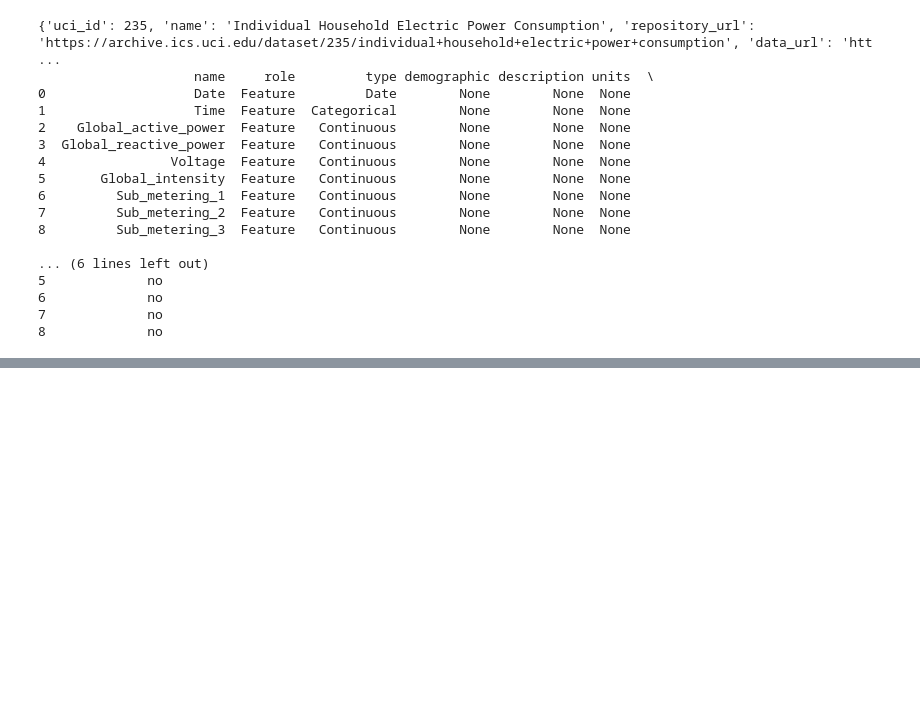
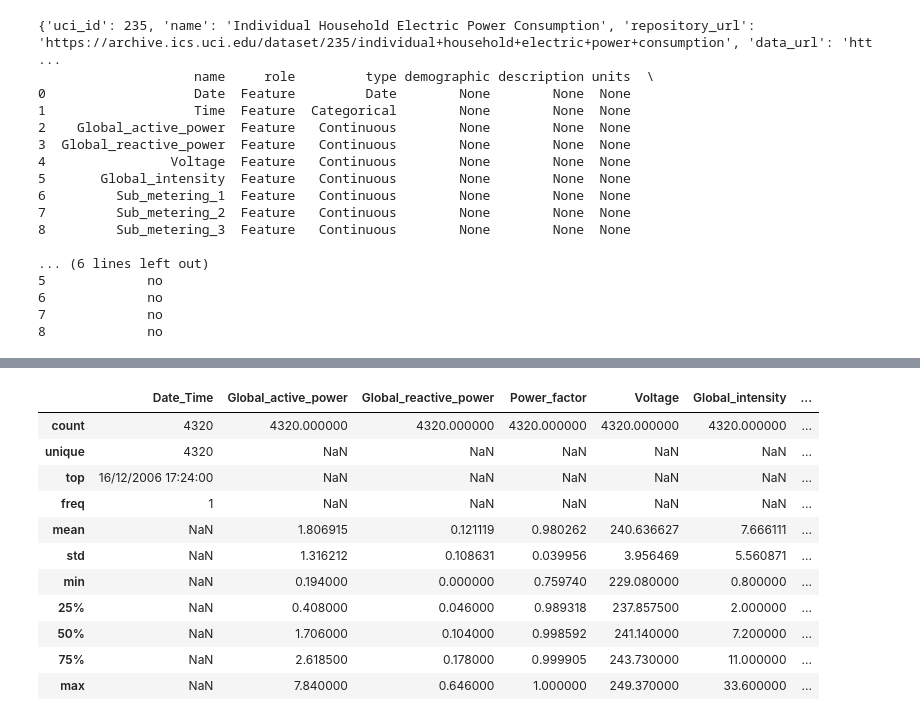
Before and after one commit to malakalhanafi02/Predictive-Energy-Consumption, a Jupyter notebook: Project.ipynb, the cells around one changed output, grey strips where cells are left out. Cells and saved outputs as stored; diff of their text form; code cells hidden in the pictures; blank space fills up the shorter version.

```diff
--- a/Project.ipynb
+++ b/Project.ipynb
@@ -134,2 +123,17 @@ X_reduced.describe(include='all')
+# %%
+X.describe(include='all')
+# %% [output]
+|  | Date_Time | Global_active_power | Global_reactive_power | Power_factor | Voltage | Global_intensity | ... |
+| count | 4320 | 4320.000000 | 4320.000000 | 4320.000000 | 4320.000000 | 4320.000000 | ... |
+| unique | 4320 | NaN | NaN | NaN | NaN | NaN | ... |
+| top | 16/12/2006 17:24:00 | NaN | NaN | NaN | NaN | NaN | ... |
+| freq | 1 | NaN | NaN | NaN | NaN | NaN | ... |
+| mean | NaN | 1.806915 | 0.121119 | 0.980262 | 240.636627 | 7.666111 | ... |
+| std | NaN | 1.316212 | 0.108631 | 0.039956 | 3.956469 | 5.560871 | ... |
+| min | NaN | 0.194000 | 0.000000 | 0.759740 | 229.080000 | 0.800000 | ... |
+| 25% | NaN | 0.408000 | 0.046000 | 0.989318 | 237.857500 | 2.000000 | ... |
+| 50% | NaN | 1.706000 | 0.104000 | 0.998592 | 241.140000 | 7.200000 | ... |
+| 75% | NaN | 2.618500 | 0.178000 | 0.999905 | 243.730000 | 11.000000 | ... |
+| max | NaN | 7.840000 | 0.646000 | 1.000000 | 249.370000 | 33.600000 | ... |
 # %%
 # Create plots for each category
```
Also changed, not shown: parts of 9 cells of this notebook.
